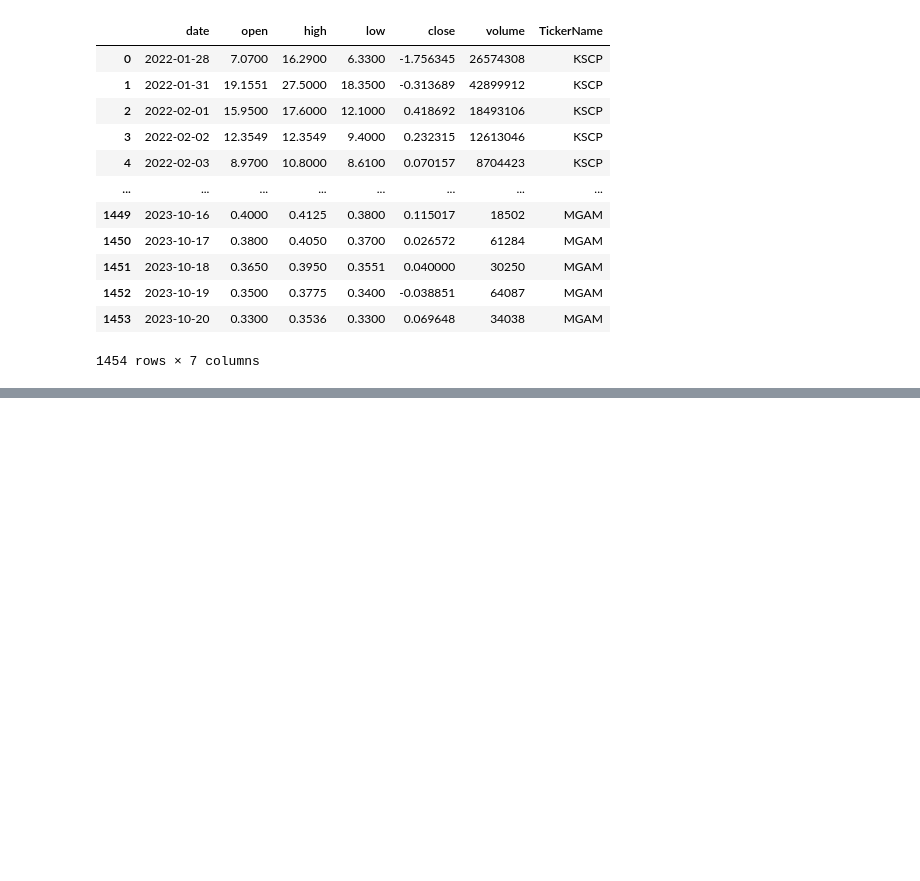
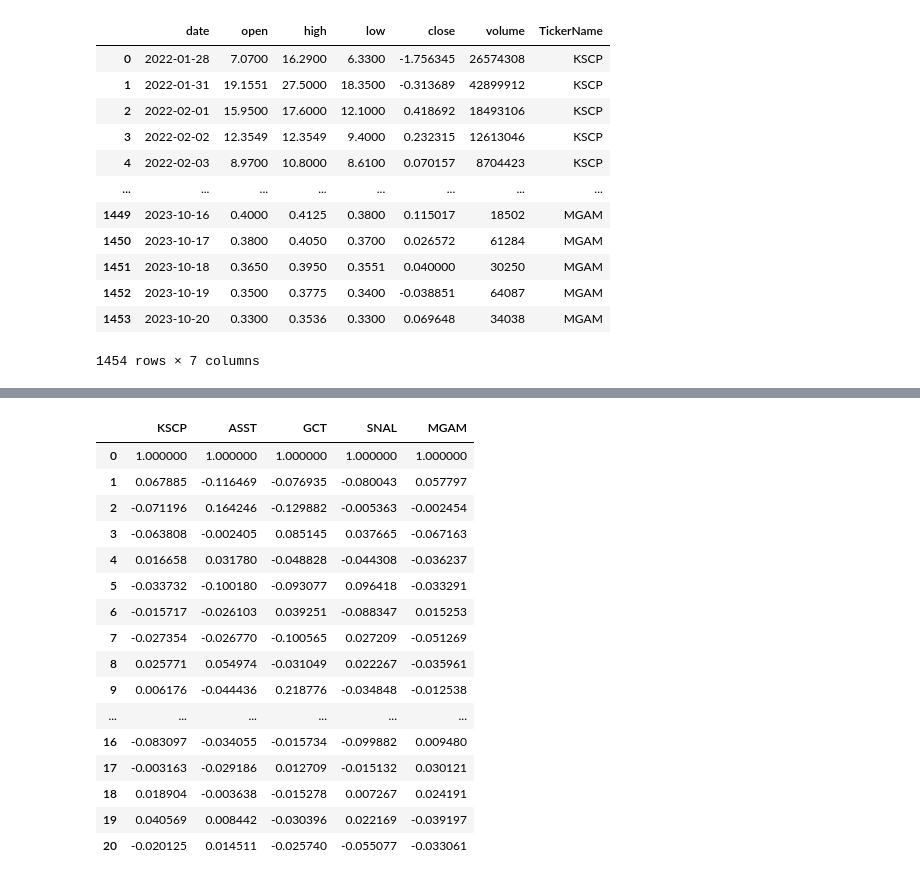
Before and after one commit to carefulDoppelganger/NotebookSamples, a Jupyter notebook: Model/simple_model.ipynb, the cells around one changed output, grey strips where cells are left out. Saved outputs shown, nothing was run; the diff lists cells and outputs as text; code cells hidden in the pictures; blank space fills up the shorter version.

```diff
--- a/Model/simple_model.ipynb
+++ b/Model/simple_model.ipynb
@@ -101,9 +141,21 @@ for i in fixed_data["TickerName"].unique():
 # %%
-from statsmodels.tsa.stattools import adfuller
+from statsmodels.tsa.stattools import adfuller, acf, pacf
 
-results = {}
-for i in price_data["TickerName"].unique():
+adf_results = {}
+acf_results = {}
+pacf_results = {}
+significant_values = {}
 
-    temporary = price_data[price_data["TickerName"] == i]
+for i in fixed_data["TickerName"].unique():
 
-    results[i] = adfuller(temporary["close"])
+    temporary = fixed_data[fixed_data["TickerName"] == i]
+
+    adf_results[i] = adfuller(temporary["close"])
+    acf_results[i] = acf(temporary["close"], nlags=20, fft=False)
+    pacf_results[i] = pacf(temporary["close"], nlags=20)
+    significant_values[i] = (1.65/np.sqrt(len(temporary["close"])))
+
+adf_results = pd.DataFrame(adf_results)
+acf_results = pd.DataFrame(acf_results)
+pacf_results = pd.DataFrame(pacf_results)
+significant_values = pd.DataFrame(significant_values, index=[0])
@@ -119,0 +172,20 @@ pd.DataFrame(results)
+# %%
+acf_results
+# %% [output]
+|  | KSCP | ASST | GCT | SNAL | MGAM |
+| 0 | 1.000000 | 1.000000 | 1.000000 | 1.000000 | 1.000000 |
+| 1 | 0.067885 | -0.116469 | -0.076935 | -0.080043 | 0.057797 |
+| 2 | -0.071196 | 0.164246 | -0.129882 | -0.005363 | -0.002454 |
+| 3 | -0.063808 | -0.002405 | 0.085145 | 0.037665 | -0.067163 |
+| 4 | 0.016658 | 0.031780 | -0.048828 | -0.044308 | -0.036237 |
+| 5 | -0.033732 | -0.100180 | -0.093077 | 0.096418 | -0.033291 |
+| 6 | -0.015717 | -0.026103 | 0.039251 | -0.088347 | 0.015253 |
+| 7 | -0.027354 | -0.026770 | -0.100565 | 0.027209 | -0.051269 |
+| 8 | 0.025771 | 0.054974 | -0.031049 | 0.022267 | -0.035961 |
+| 9 | 0.006176 | -0.044436 | 0.218776 | -0.034848 | -0.012538 |
+| ... | ... | ... | ... | ... | ... |
+| 16 | -0.083097 | -0.034055 | -0.015734 | -0.099882 | 0.009480 |
+| 17 | -0.003163 | -0.029186 | 0.012709 | -0.015132 | 0.030121 |
+| 18 | 0.018904 | -0.003638 | -0.015278 | 0.007267 | 0.024191 |
+| 19 | 0.040569 | 0.008442 | -0.030396 | 0.022169 | -0.039197 |
+| 20 | -0.020125 | 0.014511 | -0.025740 | -0.055077 | -0.033061 |
```
Also changed, not shown: parts of 6 cells of this notebook.
